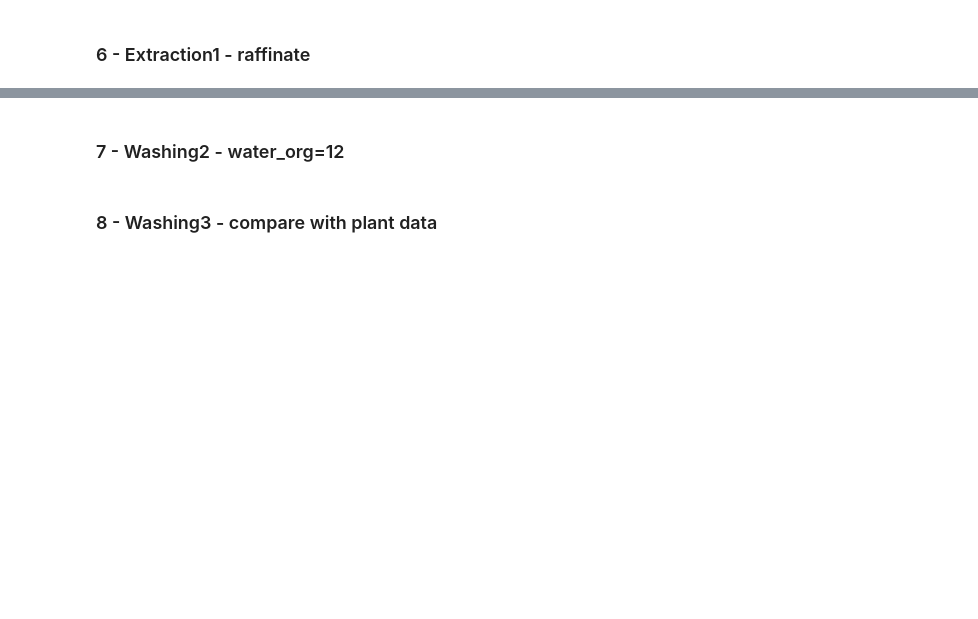
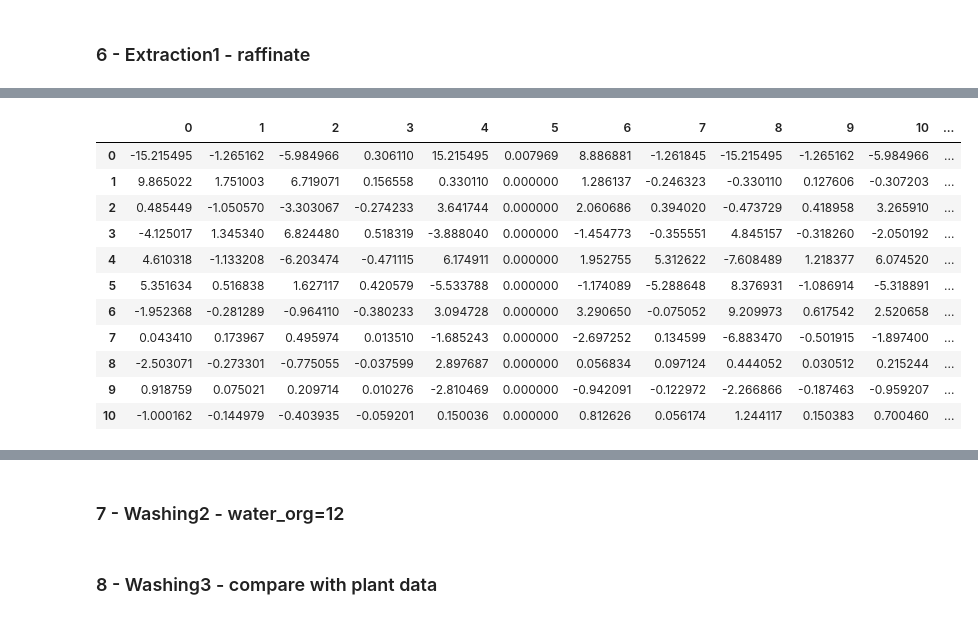
Before and after one commit to vladgap/LLC, a Jupyter notebook: Rotem LLC Extraction 1.ipynb, the cells around one changed output, grey strips where cells are left out. Cells and saved outputs as stored; diff of their text form; code cells hidden in the pictures; blank space fills up the shorter version.

```diff
--- a/Rotem LLC Extraction 1.ipynb
+++ b/Rotem LLC Extraction 1.ipynb
@@ -749 +862,16 @@ bat6_2.runs
+# %%
+bat1_2.error_list2
+# %% [output]
+|  | 0 | 1 | 2 | 3 | 4 | 5 | 6 | 7 | 8 | 9 | 10 | ... |
+| 0 | -15.215495 | -1.265162 | -5.984966 | 0.306110 | 15.215495 | 0.007969 | 8.886881 | -1.261845 | -15.215495 | -1.265162 | -5.984966 | ... |
+| 1 | 9.865022 | 1.751003 | 6.719071 | 0.156558 | 0.330110 | 0.000000 | 1.286137 | -0.246323 | -0.330110 | 0.127606 | -0.307203 | ... |
+| 2 | 0.485449 | -1.050570 | -3.303067 | -0.274233 | 3.641744 | 0.000000 | 2.060686 | 0.394020 | -0.473729 | 0.418958 | 3.265910 | ... |
+| 3 | -4.125017 | 1.345340 | 6.824480 | 0.518319 | -3.888040 | 0.000000 | -1.454773 | -0.355551 | 4.845157 | -0.318260 | -2.050192 | ... |
+| 4 | 4.610318 | -1.133208 | -6.203474 | -0.471115 | 6.174911 | 0.000000 | 1.952755 | 5.312622 | -7.608489 | 1.218377 | 6.074520 | ... |
+| 5 | 5.351634 | 0.516838 | 1.627117 | 0.420579 | -5.533788 | 0.000000 | -1.174089 | -5.288648 | 8.376931 | -1.086914 | -5.318891 | ... |
+| 6 | -1.952368 | -0.281289 | -0.964110 | -0.380233 | 3.094728 | 0.000000 | 3.290650 | -0.075052 | 9.209973 | 0.617542 | 2.520658 | ... |
+| 7 | 0.043410 | 0.173967 | 0.495974 | 0.013510 | -1.685243 | 0.000000 | -2.697252 | 0.134599 | -6.883470 | -0.501915 | -1.897400 | ... |
+| 8 | -2.503071 | -0.273301 | -0.775055 | -0.037599 | 2.897687 | 0.000000 | 0.056834 | 0.097124 | 0.444052 | 0.030512 | 0.215244 | ... |
+| 9 | 0.918759 | 0.075021 | 0.209714 | 0.010276 | -2.810469 | 0.000000 | -0.942091 | -0.122972 | -2.266866 | -0.187463 | -0.959207 | ... |
+| 10 | -1.000162 | -0.144979 | -0.403935 | -0.059201 | 0.150036 | 0.000000 | 0.812626 | 0.056174 | 1.244117 | 0.150383 | 0.700460 | ... |
 # %%
```
Also changed, not shown: parts of 18 cells of this notebook.
